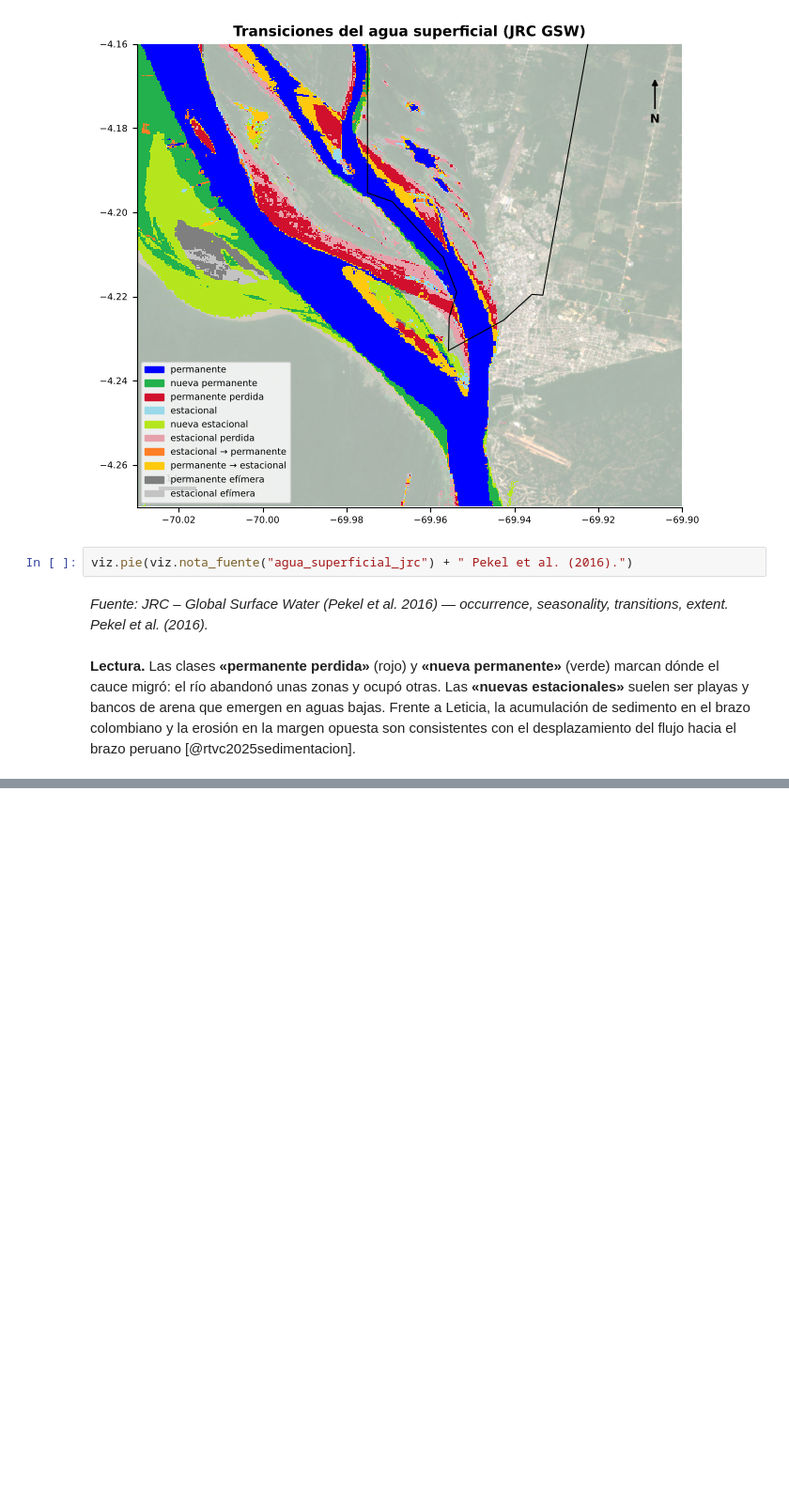
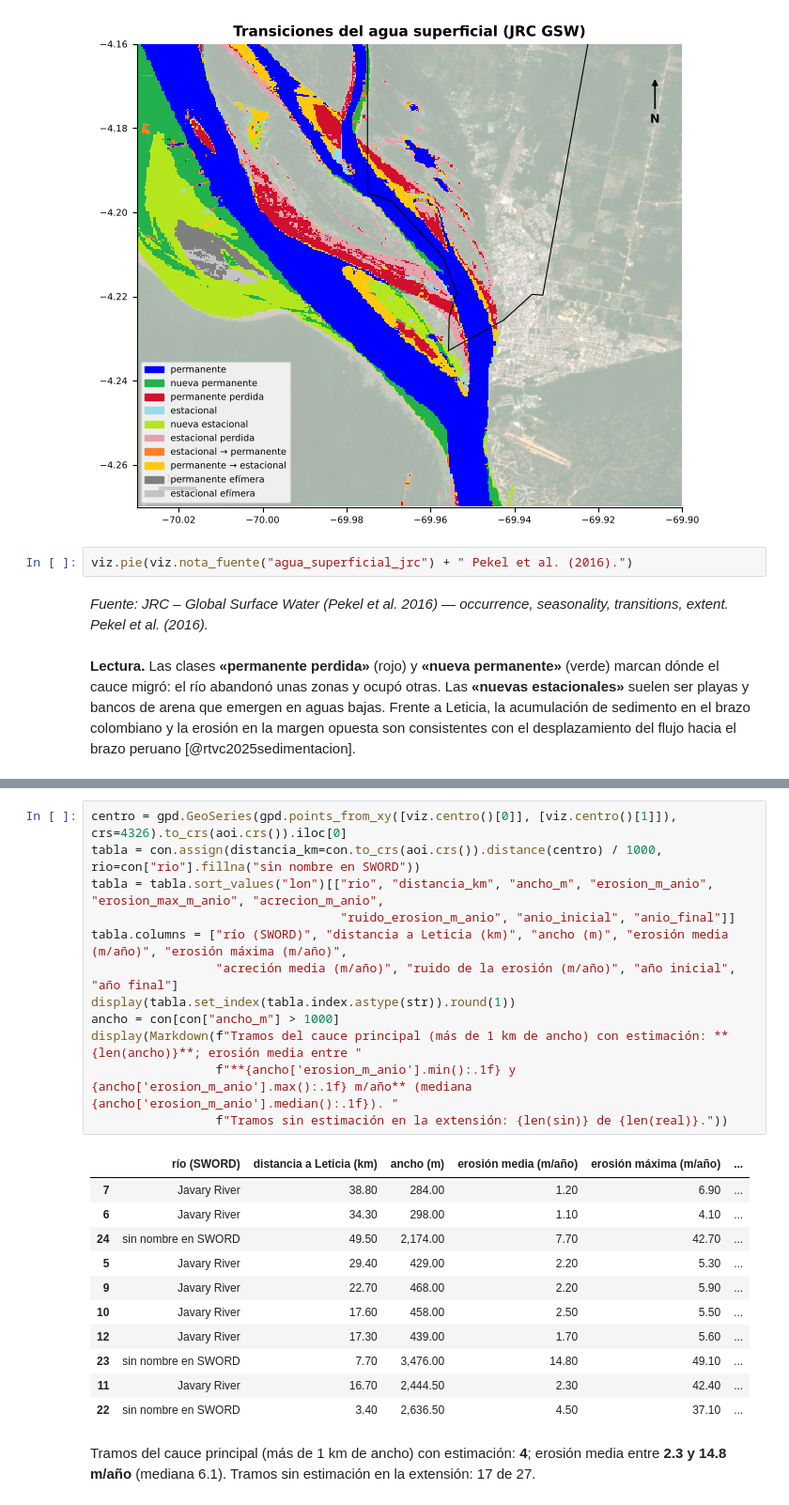
Before and after one commit to mromerot/leticia, a Jupyter notebook: book/03_analisis/33_erosion/b_amenaza.ipynb, the cells around one changed output, grey strips where cells are left out. Shown at 94% size. Drawn from its saved outputs; the diff is of its cells as text; blank space fills up the shorter version.

```diff
--- a/book/03_analisis/33_erosion/b_amenaza.ipynb
+++ b/book/03_analisis/33_erosion/b_amenaza.ipynb
@@ -152,0 +183,25 @@ erosión en la margen opuesta son consistentes con el desplazamiento del flujo h
+# %%
+centro = gpd.GeoSeries(gpd.points_from_xy([viz.centro()[0]], [viz.centro()[1]]), crs=4326).to_crs(aoi.crs()).iloc[0]
+tabla = con.assign(distancia_km=con.to_crs(aoi.crs()).distance(centro) / 1000, rio=con["rio"].fillna("sin nombre en SWORD"))
+tabla = tabla.sort_values("lon")[["rio", "distancia_km", "ancho_m", "erosion_m_anio", "erosion_max_m_anio", "acrecion_m_anio",
+                                  "ruido_erosion_m_anio", "anio_inicial", "anio_final"]]
+tabla.columns = ["río (SWORD)", "distancia a Leticia (km)", "ancho (m)", "erosión media (m/año)", "erosión máxima (m/año)",
+                 "acreción media (m/año)", "ruido de la erosión (m/año)", "año inicial", "año final"]
+display(tabla.set_index(tabla.index.astype(str)).round(1))
+ancho = con[con["ancho_m"] > 1000]
+display(Markdown(f"Tramos del cauce principal (más de 1 km de ancho) con estimación: **{len(ancho)}**; erosión media entre "
+                 f"**{ancho['erosion_m_anio'].min():.1f} y {ancho['erosion_m_anio'].max():.1f} m/año** (mediana {ancho['erosion_m_anio'].median():.1f}). "
+                 f"Tramos sin estimación en la extensión: {len(sin)} de {len(real)}."))
+# %% [output]
+|  | río (SWORD) | distancia a Leticia (km) | ancho (m) | erosión media (m/año) | erosión máxima (m/año) | ... |
+| 7 | Javary River | 38.80 | 284.00 | 1.20 | 6.90 | ... |
+| 6 | Javary River | 34.30 | 298.00 | 1.10 | 4.10 | ... |
+| 24 | sin nombre en SWORD | 49.50 | 2,174.00 | 7.70 | 42.70 | ... |
+| 5 | Javary River | 29.40 | 429.00 | 2.20 | 5.30 | ... |
+| 9 | Javary River | 22.70 | 468.00 | 2.20 | 5.90 | ... |
+| 10 | Javary River | 17.60 | 458.00 | 2.50 | 5.50 | ... |
+| 12 | Javary River | 17.30 | 439.00 | 1.70 | 5.60 | ... |
+| 23 | sin nombre en SWORD | 7.70 | 3,476.00 | 14.80 | 49.10 | ... |
+| 11 | Javary River | 16.70 | 2,444.50 | 2.30 | 42.40 | ... |
+| 22 | sin nombre en SWORD | 3.40 | 2,636.50 | 4.50 | 37.10 | ... |
+Tramos del cauce principal (más de 1 km de ancho) con estimación: **4**; erosión media entre **2.3 y 14.8 m/año** (mediana 6.1). Tramos sin estimación en la extensión: 17 de 27.
```
Also changed, not shown: parts of 5 cells of this notebook, 51 other files.
